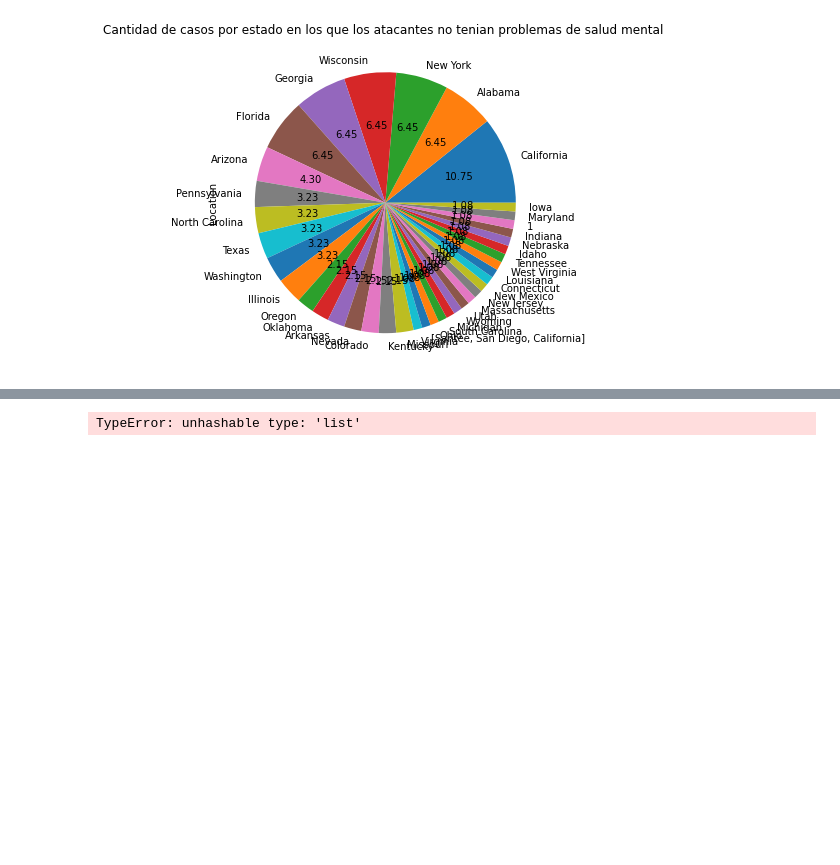
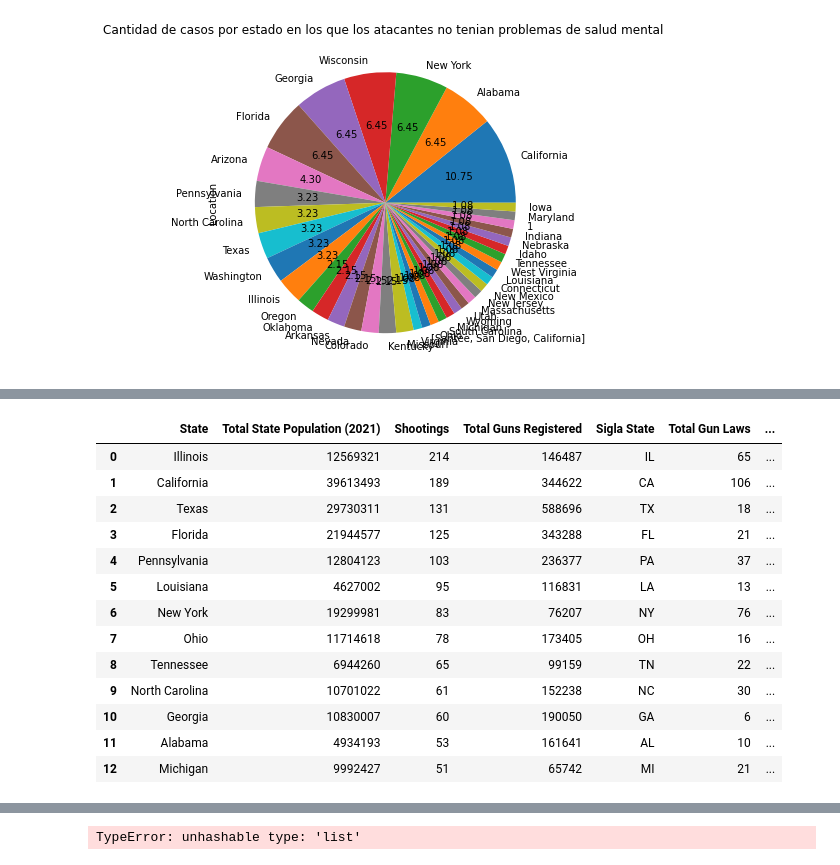
Before and after one commit to panxolopez/proyecto_mineria, a Jupyter notebook: proyecto_data1621.ipynb, the cells around one changed output, grey strips where cells are left out. Cells and saved outputs as stored; diff of their text form; code cells hidden in the pictures; blank space fills up the shorter version.

```diff
--- a/proyecto_data1621.ipynb
+++ b/proyecto_data1621.ipynb
@@ -850,0 +895,19 @@ df_yes.describe()
+# %%
+#top
+states_pop_shoots_freq= pd.merge(top,data_freq, on=["State"])
+states_pop_shoots_freq
+# %% [output]
+|  | State | Total State Population (2021) | Shootings | Total Guns Registered | Sigla State | Total Gun Laws | ... |
+| 0 | Illinois | 12569321 | 214 | 146487 | IL | 65 | ... |
+| 1 | California | 39613493 | 189 | 344622 | CA | 106 | ... |
+| 2 | Texas | 29730311 | 131 | 588696 | TX | 18 | ... |
+| 3 | Florida | 21944577 | 125 | 343288 | FL | 21 | ... |
+| 4 | Pennsylvania | 12804123 | 103 | 236377 | PA | 37 | ... |
+| 5 | Louisiana | 4627002 | 95 | 116831 | LA | 13 | ... |
+| 6 | New York | 19299981 | 83 | 76207 | NY | 76 | ... |
+| 7 | Ohio | 11714618 | 78 | 173405 | OH | 16 | ... |
+| 8 | Tennessee | 6944260 | 65 | 99159 | TN | 22 | ... |
+| 9 | North Carolina | 10701022 | 61 | 152238 | NC | 30 | ... |
+| 10 | Georgia | 10830007 | 60 | 190050 | GA | 6 | ... |
+| 11 | Alabama | 4934193 | 53 | 161641 | AL | 10 | ... |
+| 12 | Michigan | 9992427 | 51 | 65742 | MI | 21 | ... |
```
Also changed, not shown: parts of 4 cells of this notebook.
